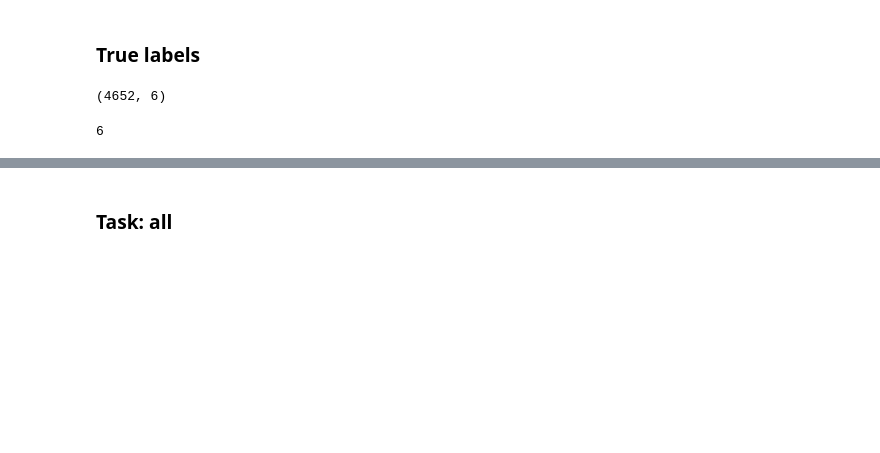
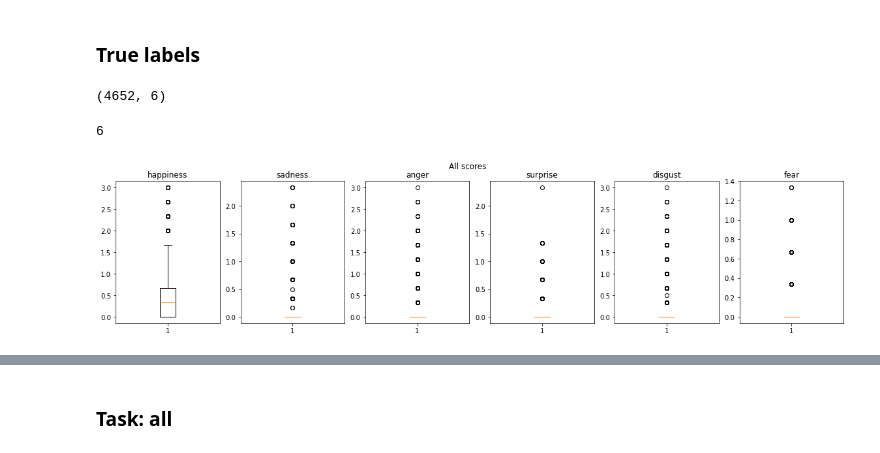
Before and after one commit to helenetran3/MCF-EmoLIS, a Jupyter notebook: prediction_study.ipynb, the cells around one changed output, grey strips where cells are left out. Saved outputs shown, nothing was run; the diff lists cells and outputs as text; code cells hidden in the pictures; blank space fills up the shorter version.

```diff
--- a/prediction_study.ipynb
+++ b/prediction_study.ipynb
@@ -54,3 +63,13 @@ def plot_scatter_plot_subplots(true_arr, pred_arr):
+# %%
+def plot_boxplot(true_arr, task_name):
+    emotions = ['happiness', 'sadness', 'anger', 'surprise', 'disgust', 'fear']
+    fig, axs = plt.subplots(1, 6, figsize=(20,4))
+    for i, tc in enumerate(true_arr):
+        ax_i = axs[i]
+        ax_i.boxplot(tc)
+        ax_i.set_title(emotions[i])
+    fig.suptitle(task_name)
+    plt.show()
 # %% [markdown]
 ### True labels
 # %%
@@ -73,3 +92,7 @@ true_dom = transform_label_arr(true_dom)
 len(true_all)
 # %% [output]
 6
+# %%
+plot_boxplot(true_all, "All scores")
+# %% [output]
+[figure, added]
```
Also changed, not shown: parts of 22 cells of this notebook.
